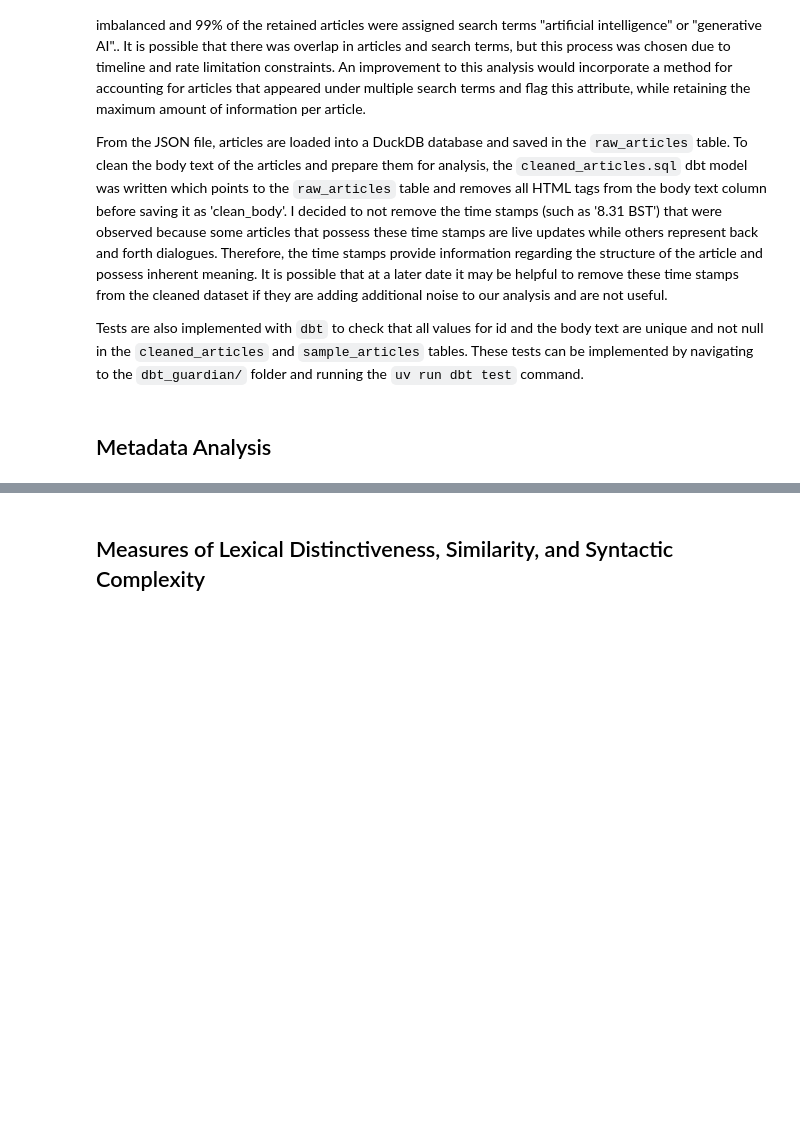
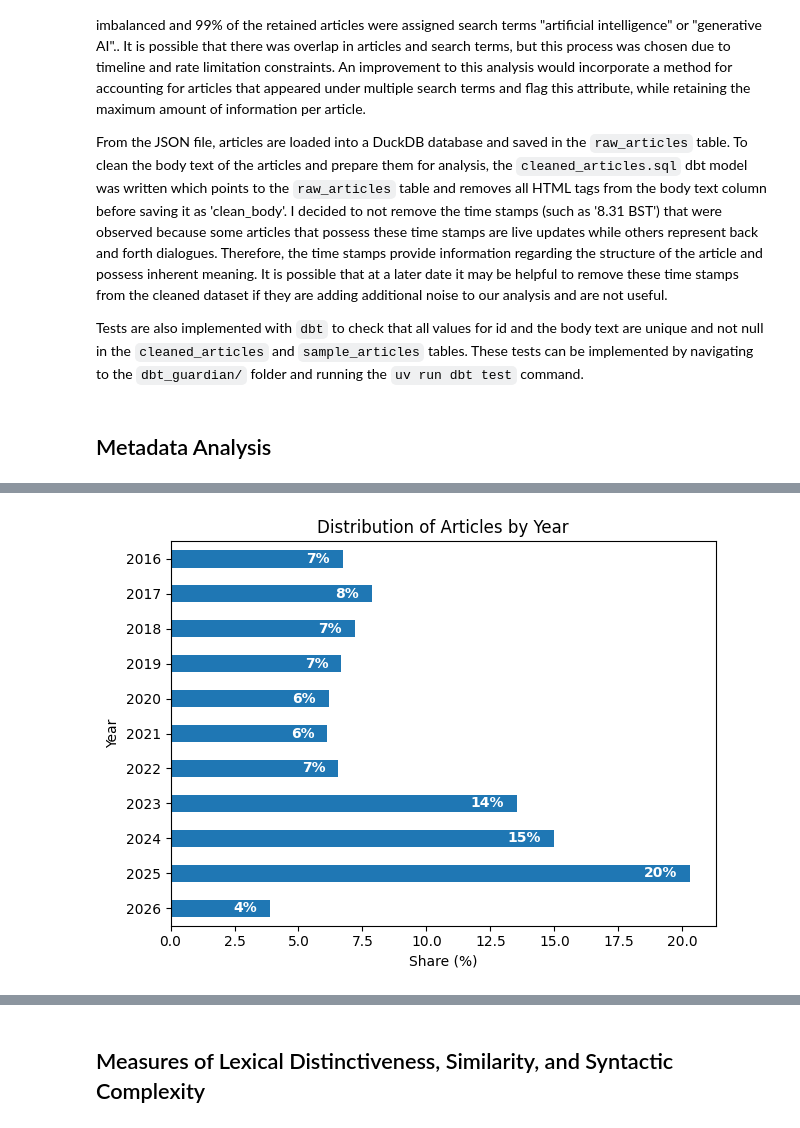
Before and after one commit to PeterdeGuzman/RAGuardianNews, a Jupyter notebook: reports/DataExploration.ipynb, the cells around one changed output, grey strips where cells are left out. Cells and saved outputs as stored; diff of their text form; code cells hidden in the pictures; blank space fills up the shorter version.

```diff
--- a/reports/DataExploration.ipynb
+++ b/reports/DataExploration.ipynb
@@ -79,0 +273,33 @@ The columns present in the cleaned table include: ['id', 'type', 'sectionId', 's
+# %%
+# plotting number of articles by year
+df["webPublicationDate"] = pd.to_datetime(df["webPublicationDate"])
+df["year"] = df["webPublicationDate"].dt.year
+summary_year = df["year"].value_counts().sort_index(ascending=False).to_frame("Count")
+summary_year["Share (%)"] = (
+    summary_year["Count"] / summary_year["Count"].sum() * 100
+).round(2)
+
+plt.figure()
+ax = summary_year["Share (%)"].plot(kind="barh")
+
+plt.xlabel("Share (%)")
+plt.ylabel("Year")
+plt.title("Distribution of Articles by Year")
+
+# data labels
+for i, v in enumerate(summary_year["Share (%)"]):
+    ax.text(
+        v - 0.5,  # just inside the end of the bar
+        i,
+        f"{v:.0f}%",
+        va="center",
+        ha="right",
+        color="white",
+        fontweight="bold",
+    )
+
+plt.tight_layout()
+ax.set_xlim(0, summary_year["Share (%)"].max() * 1.05)
+plt.show()
+# %% [output]
+[figure, added]
```
Also changed, not shown: parts of 28 cells of this notebook, 2 other files.
